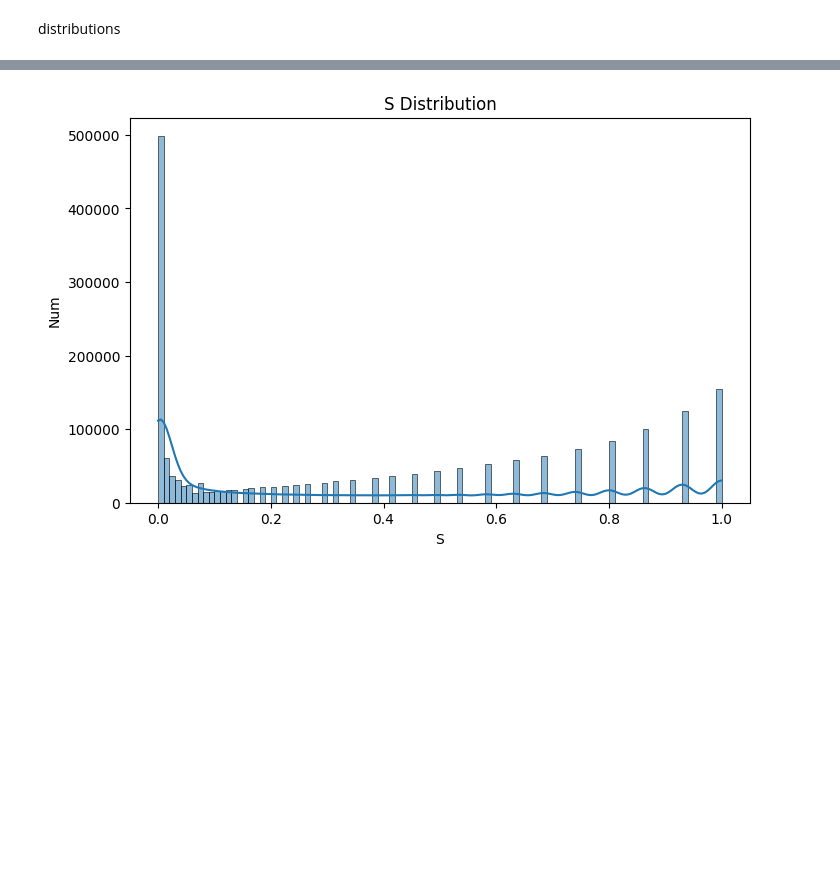
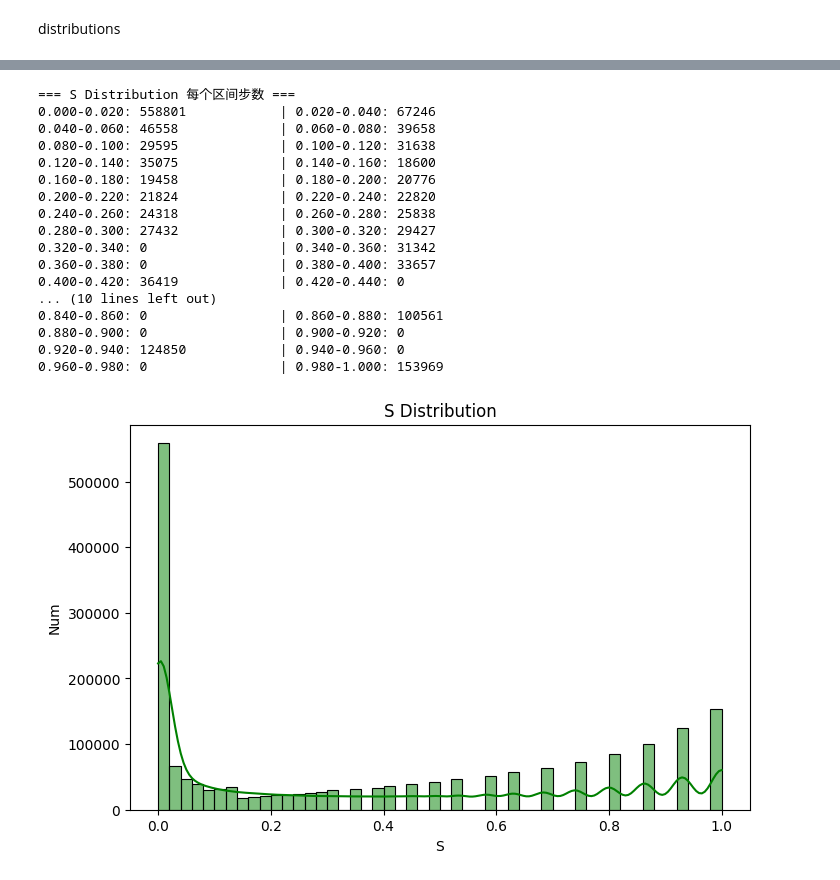
Before and after one commit to zZimablueee/Chess, a Jupyter notebook: complexity/analysis.ipynb, the cells around one changed output, grey strips where cells are left out. Drawn from its saved outputs; the diff is of its cells as text; code cells hidden in the pictures; blank space fills up the shorter version.

```diff
--- a/complexity/analysis.ipynb
+++ b/complexity/analysis.ipynb
@@ -143,0 +109,23 @@ plt.show()
+# %%
+def plot_hist_with_values(df, col, bins=50, kde=False, title=None, xlabel=None, ylabel='Count', color='blue'):
+    """绘制直方图/柱状图并打印每个区间的具体步数。"""
+    values = df[col].dropna()
+
+    counts, bin_edges = np.histogram(values, bins=bins)
+
+    print(f"=== {title if title else col} 每个区间步数 ===")
+    for i in range(0, len(counts), 2):
+        left = f"{bin_edges[i]:.3f}-{bin_edges[i+1]:.3f}: {counts[i]}"
+        if i + 1 < len(counts):
+            right = f"{bin_edges[i+1]:.3f}-{bin_edges[i+2]:.3f}: {counts[i+1]}"
+            print(f"{left:<30} | {right}")
+        else:
+            print(left)
+
+    plt.figure(figsize=(8,5))
+    sns.histplot(values, bins=bins, kde=kde, color=color)
+    plt.title(title if title else col)
+    plt.xlabel(xlabel if xlabel else col)
+    plt.ylabel(ylabel)
+    plt.show()
+    #hist_df = pd.DataFrame({'bin_start': bin_edges[:-1],'bin_end': bin_edges[1:],'count': counts})
@@ -144,12 +165,25 @@ plt.show()
 # %%
-plt.figure(figsize=(8,5))
-sns.histplot(df_moves['S'], bins=100, kde=True)
-plt.title('S Distribution')
-plt.ylabel('Num')
-plt.xlabel('S')
-plt.show()
+#所有步数，包含S=0，在不同S值区间的分布情况
+plot_hist_with_values(df=df_moves, col='S', bins=50, kde=True, title='S Distribution', xlabel='S', ylabel='Num',color='green')
 # %% [output]
+=== S Distribution 每个区间步数 ===
+0.000-0.020: 558801            | 0.020-0.040: 67246
+0.040-0.060: 46558             | 0.060-0.080: 39658
+0.080-0.100: 29595             | 0.100-0.120: 31638
+0.120-0.140: 35075             | 0.140-0.160: 18600
+0.160-0.180: 19458             | 0.180-0.200: 20776
+0.200-0.220: 21824             | 0.220-0.240: 22820
+0.240-0.260: 24318             | 0.260-0.280: 25838
+0.280-0.300: 27432             | 0.300-0.320: 29427
+0.320-0.340: 0                 | 0.340-0.360: 31342
+0.360-0.380: 0                 | 0.380-0.400: 33657
+0.400-0.420: 36419             | 0.420-0.440: 0
+... (10 lines left out)
+0.840-0.860: 0                 | 0.860-0.880: 100561
+0.880-0.900: 0                 | 0.900-0.920: 0
+0.920-0.940: 124850            | 0.940-0.960: 0
+0.960-0.980: 0                 | 0.980-1.000: 153969
-[figure, old version]
+[figure, new version]
 # %%
 #mistake blunder distribution
 # 只保留错误步
```
Also changed, not shown: parts of 17 cells of this notebook, 3 other files.
